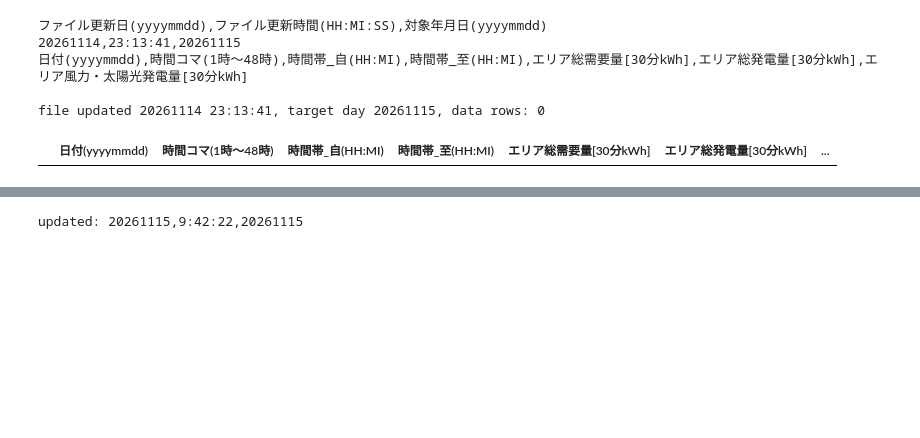
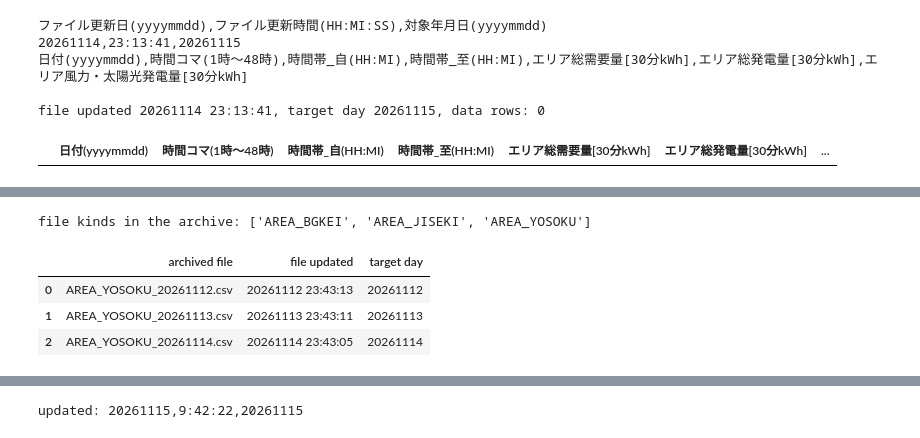
Before and after one commit to iahsanujunda/jtf, a Jupyter notebook: notebooks/00_source_probe.ipynb, the cells around one changed output, grey strips where cells are left out. Cells and saved outputs as stored; diff of their text form; code cells hidden in the pictures; blank space fills up the shorter version.

```diff
--- a/notebooks/00_source_probe.ipynb
+++ b/notebooks/00_source_probe.ipynb
@@ -188 +211,25 @@ file updated 20261114 23:13:41, target day 20261115, data rows: 0
+# %%
+month = now_jst if now_jst.day > 2 else now_jst.replace(day=1) - pd.Timedelta(days=1)
+archive_item = FetchItem(
+    "tepco_archive",
+    f"AREA_{month:%Y%m}.zip",
+    f"https://www4.tepco.co.jp/forecast/html/images/AREA_{month:%Y%m}.zip",
+)
+raw, _ = get(archive_item)
+with zipfile.ZipFile(io.BytesIO(raw)) as archive:
+    names = sorted(archive.namelist())
+    print("file kinds in the archive:", sorted({n.rsplit("_", 1)[0] for n in names}))
+    rows = []
+    for name in [n for n in names if n.startswith("AREA_YOSOKU_")][-3:]:
+        updated, at, target = archive.read(name).decode("shift_jis").splitlines()[1].split(",")
+        rows.append(
+            {"archived file": name, "file updated": f"{updated} {at}", "target day": target}
+        )
+pd.DataFrame(rows)
+# %% [output]
+file kinds in the archive: ['AREA_BGKEI', 'AREA_JISEKI', 'AREA_YOSOKU']
+|  | archived file | file updated | target day |
+| 0 | AREA_YOSOKU_20261112.csv | 20261112 23:43:13 | 20261112 |
+| 1 | AREA_YOSOKU_20261113.csv | 20261113 23:43:11 | 20261113 |
+| 2 | AREA_YOSOKU_20261114.csv | 20261114 23:43:05 | 20261114 |
 # %% [markdown]
```
Also changed, not shown: parts of 22 cells of this notebook.
